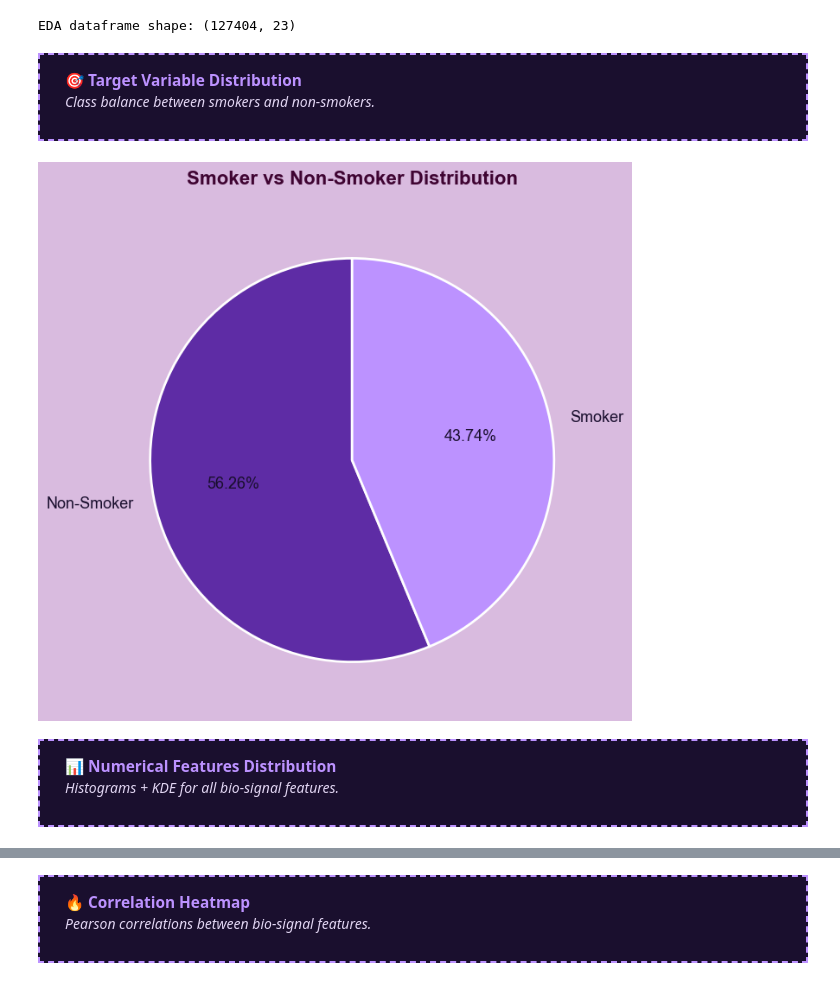
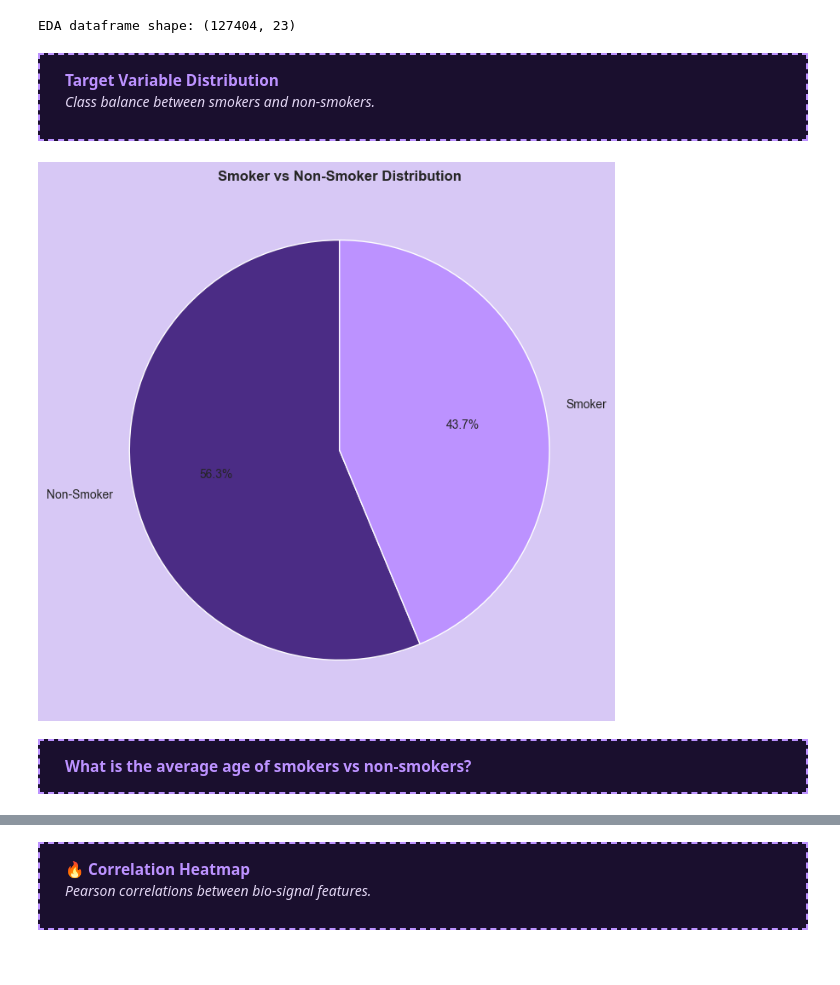
Before and after one commit to Shimaasaid999/smoking-analysis-svm, a Jupyter notebook: smoker_svm_notebook_final.ipynb, the cells around one changed output, grey strips where cells are left out. Saved outputs shown, nothing was run; the diff lists cells and outputs as text; code cells hidden in the pictures.

```diff
--- a/smoker_svm_notebook_final.ipynb
+++ b/smoker_svm_notebook_final.ipynb
@@ -91,10 +104,4 @@ print("✅ All libraries imported successfully!")
 </div>
 # %%
 # Load dataset
-df = pd.read_csv("D:\\الكلية\\تالتة\\الترم الثاني\\computation\\train.csv")
-
-# Drop id column (no predictive value)
-df = df.drop(columns=['id'])
-
-# Preview
-df.head()
+df = pd.read_csv("D:/projects/smoking-analysis-svm/train.csv")
@@ -341,30 +349,28 @@ print(f"EDA dataframe shape: {train_eda.shape}")
 EDA dataframe shape: (127404, 23)
 # %% [markdown]
 <div style="max-width:1000px;margin:auto;background-color:#1a0f2e;padding:15px 25px;border-radius:50px;border:2px dashed #bc92ff;display:flex;align-items:center;justify-content:space-between;">
-    <span style="color:#bc92ff;font-weight:bold;font-size:1.1em;font-family:'Segoe UI',sans-serif;">🎯 Target Variable Distribution</span>
+    <span style="color:#bc92ff;font-weight:bold;font-size:1.1em;font-family:'Segoe UI',sans-serif;"> Target Variable Distribution</span>
     <p style="color:#e1d5f2;margin:0;font-size:1em;font-style:italic;">Class balance between smokers and non-smokers.</p>
 </div>
 # %%
-fig, ax = plt.subplots(figsize=(7, 7))
-fig.patch.set_facecolor(LIGHT_BG)
-ax.set_facecolor(LIGHT_BG)
+# Create a figure with a light purple background
+plt.figure(figsize=(10, 8), facecolor="#D7C8F5")
 
-counts = y_train.value_counts()
-labels = ['Non-Smoker', 'Smoker']
-colors = [DARK_PURPLE, PURPLE]
+# Plot distribution: Non-Smokers vs Smokers
+y_train.value_counts().plot.pie(
+labels=['Non-Smoker', 'Smoker'],
+autopct='%1.1f%%',            # Display percentage with 1 decimal point
+colors=['#4b2c85', '#bc92ff'], # Custom purple color palette
+startangle=90,                # Rotate for better visual alignment
+wedgeprops={'edgecolor': 'white'} # Add white borders between slices
+)
 
-ax.pie(counts, labels=labels, autopct='%1.2f%%', colors=colors,
-       startangle=90, textprops={'fontsize': 13, 'color': '#1a0f2e'},
-       wedgeprops={'edgecolor': 'white', 'linewidth': 2})
-
-ax.set_title('Smoker vs Non-Smoker Distribution',
-             fontsize=16, color='#3F0432', fontweight='bold', pad=20)
-plt.tight_layout()
+# Set chart title and clean up formatting
+plt.title('Smoker vs Non-Smoker Distribution', fontweight='bold')
 plt.show()
 # %% [output]
-[figure, old version]
+[figure, new version]
 # %% [markdown]
 <div style="max-width:1000px;margin:auto;background-color:#1a0f2e;padding:15px 25px;border-radius:50px;border:2px dashed #bc92ff;display:flex;align-items:center;justify-content:space-between;">
-    <span style="color:#bc92ff;font-weight:bold;font-size:1.1em;font-family:'Segoe UI',sans-serif;">📊 Numerical Features Distribution</span>
-    <p style="color:#e1d5f2;margin:0;font-size:1em;font-style:italic;">Histograms + KDE for all bio-signal features.</p>
+    <span style="color:#bc92ff;font-weight:bold;font-size:1.1em;font-family:'Segoe UI',sans-serif;">What is the average age of smokers vs non-smokers?</span>
 </div>
```
Also changed, not shown: parts of 34 cells of this notebook, 1 other file.
